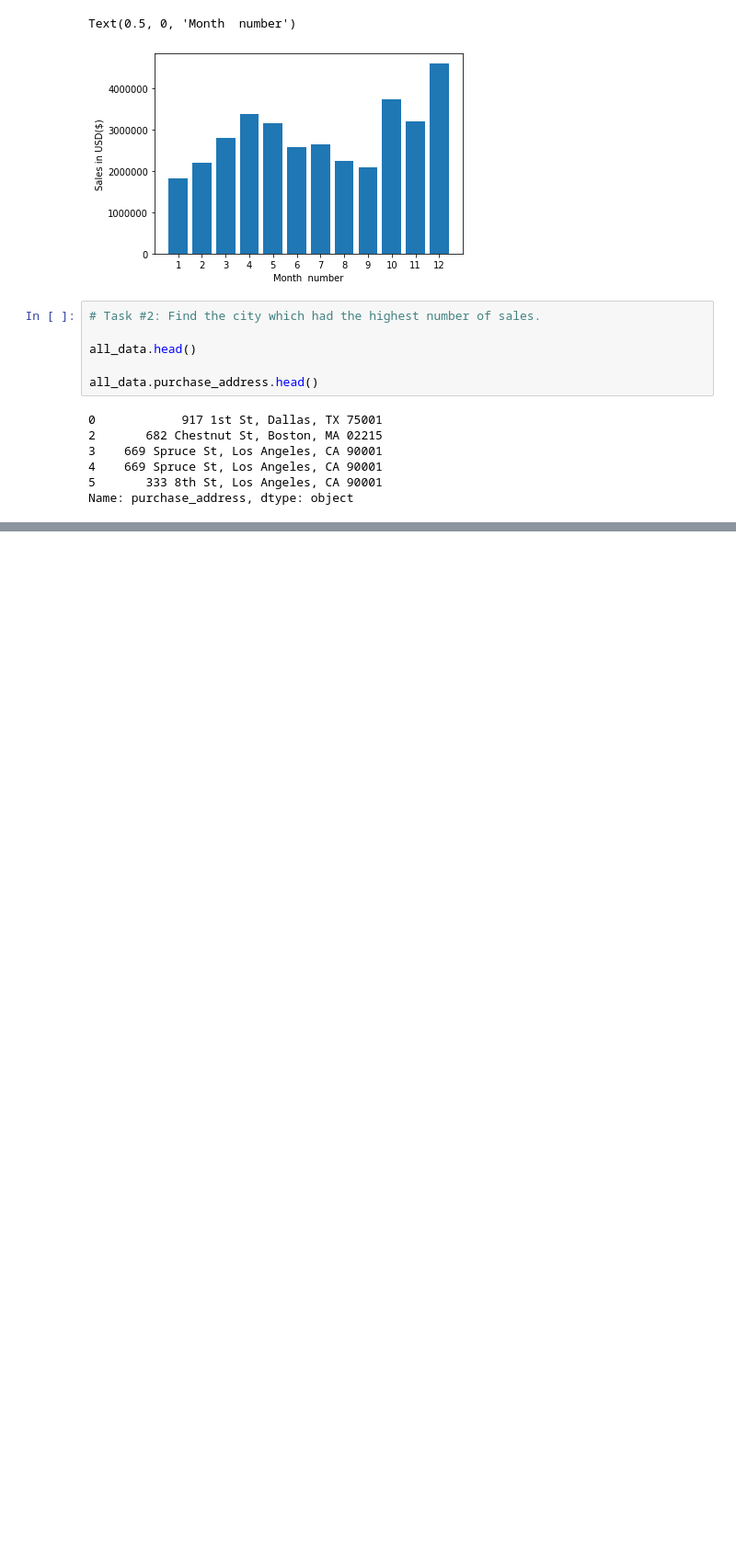
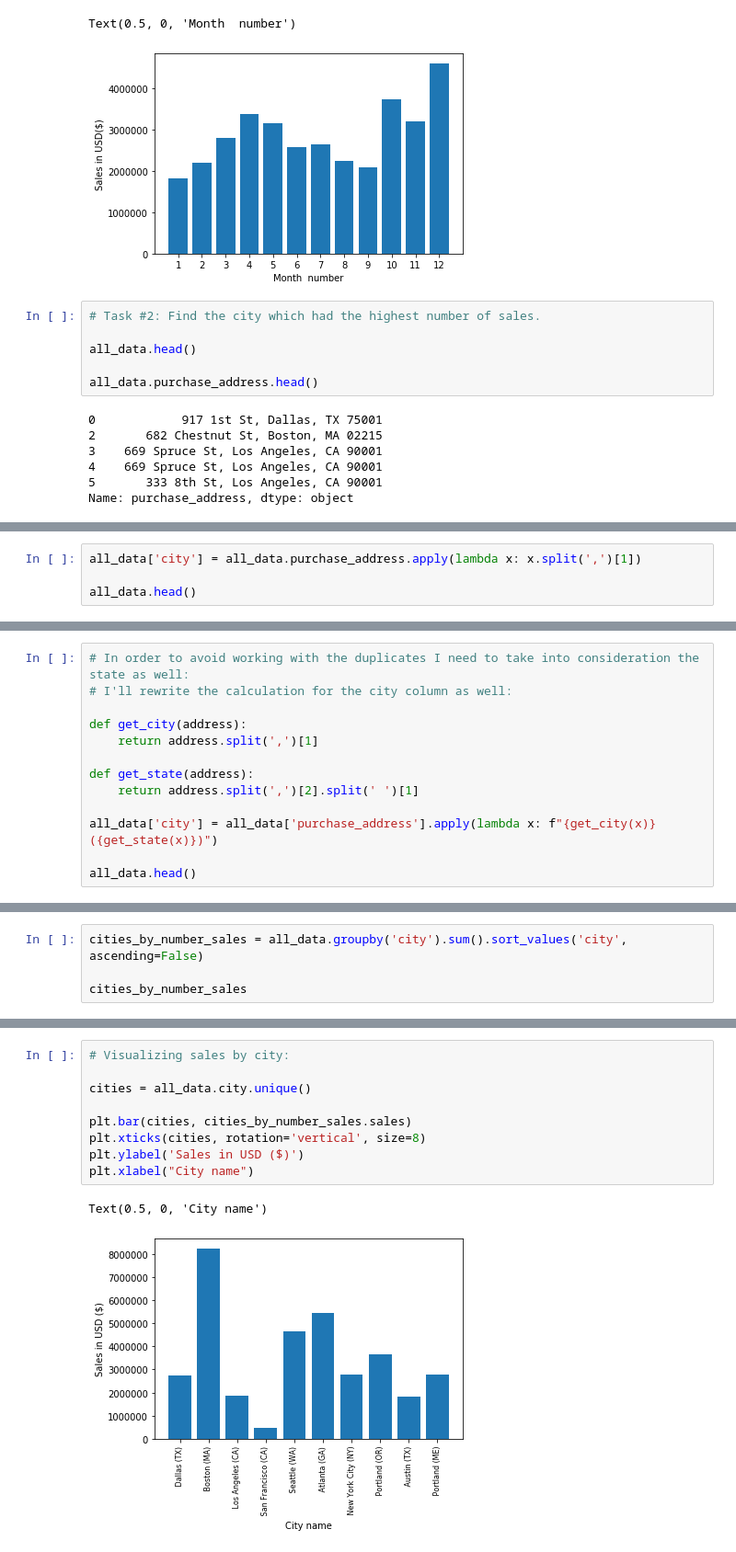
Before and after one commit to SergeyOshemkov/My-data-analysis-in-Python, a Jupyter notebook: Notebooks in English/Sales analysis #1.ipynb, the cells around one changed output, grey strips where cells are left out. Shown at 92% size. Saved outputs shown, nothing was run; the diff lists cells and outputs as text; blank space fills up the shorter version.

Commit message:
Updated the sales analysis #1 notebook.

```diff
--- a/Notebooks in English/Sales analysis #1.ipynb
+++ b/Notebooks in English/Sales analysis #1.ipynb
@@ -209,0 +206,4 @@ all_data.purchase_address.str.split(',')[0][1]
+# %%
+all_data['city'] = all_data.purchase_address.apply(lambda x: x.split(',')[1])
+
+all_data.head()
@@ -209,0 +217,13 @@ all_data.purchase_address.str.split(',')[0][1]
+# %%
+# In order to avoid working with the duplicates I need to take into consideration the state as well:
+# I'll rewrite the calculation for the city column as well:
+
+def get_city(address):
+    return address.split(',')[1]
+
+def get_state(address):
+    return address.split(',')[2].split(' ')[1]
+
+all_data['city'] = all_data['purchase_address'].apply(lambda x: f"{get_city(x)} ({get_state(x)})")
+
+all_data.head()
@@ -209,0 +237,4 @@ all_data.purchase_address.str.split(',')[0][1]
+# %%
+cities_by_number_sales = all_data.groupby('city').sum().sort_values('city', ascending=False)
+
+cities_by_number_sales
@@ -209,0 +254,12 @@ all_data.purchase_address.str.split(',')[0][1]
+# %%
+# Visualizing sales by city:
+
+cities = all_data.city.unique()
+
+plt.bar(cities, cities_by_number_sales.sales)
+plt.xticks(cities, rotation='vertical', size=8)
+plt.ylabel('Sales in USD ($)')
+plt.xlabel("City name")
+# %% [output]
+Text(0.5, 0, 'City name')
+[figure, added]
```
Also changed, not shown: parts of 4 cells of this notebook.
